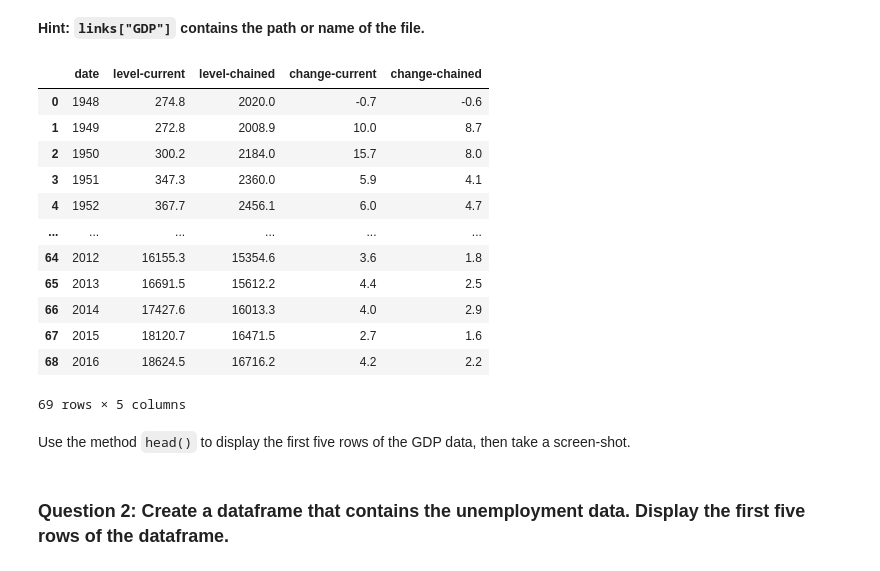
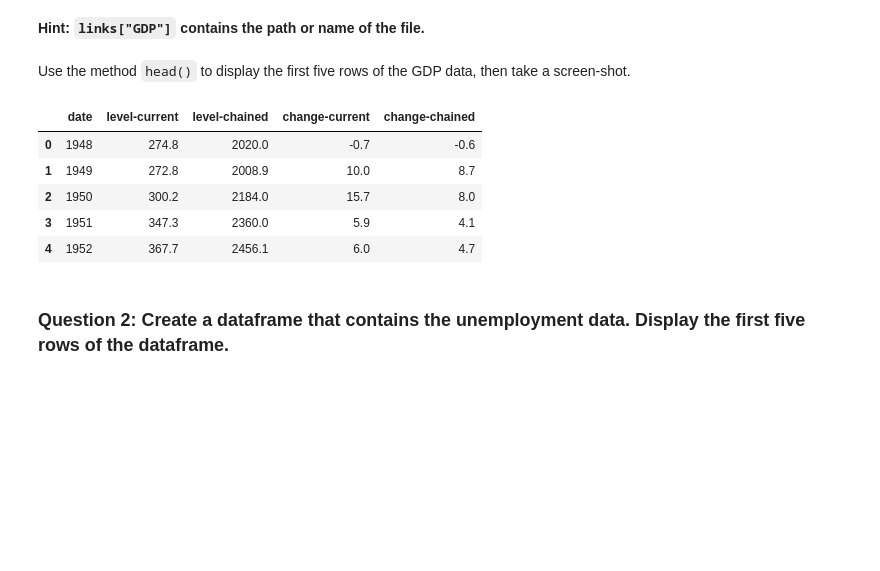
Before and after one commit to jela3105/PythonBasicsDataScience, a Jupyter notebook: Final-Assgnment.ipynb, the cells around one changed output. Drawn from its saved outputs; the diff is of its cells as text; code cells hidden in the pictures; blank space fills up the shorter version.

```diff
--- a/Final-Assgnment.ipynb
+++ b/Final-Assgnment.ipynb
@@ -61,25 +61,19 @@ Use the dictionary <code>links</code> and the function <code>pd.read_csv</code>
 # %%
 # Type your code here
 gdp_data = pd.read_csv(links['GDP'])
-gdp_data
+dt_gdp = pd.DataFrame(gdp_data)
-# %% [output]
-|  | date | level-current | level-chained | change-current | change-chained |
-| 0 | 1948 | 274.8 | 2020.0 | -0.7 | -0.6 |
-| 1 | 1949 | 272.8 | 2008.9 | 10.0 | 8.7 |
-| 2 | 1950 | 300.2 | 2184.0 | 15.7 | 8.0 |
-| 3 | 1951 | 347.3 | 2360.0 | 5.9 | 4.1 |
-| 4 | 1952 | 367.7 | 2456.1 | 6.0 | 4.7 |
-| ... | ... | ... | ... | ... | ... |
-| 64 | 2012 | 16155.3 | 15354.6 | 3.6 | 1.8 |
-| 65 | 2013 | 16691.5 | 15612.2 | 4.4 | 2.5 |
-| 66 | 2014 | 17427.6 | 16013.3 | 4.0 | 2.9 |
-| 67 | 2015 | 18120.7 | 16471.5 | 2.7 | 1.6 |
-| 68 | 2016 | 18624.5 | 16716.2 | 4.2 | 2.2 |
-69 rows × 5 columns
 # %% [markdown]
 Use the method <code>head()</code> to display the first five rows of the GDP data, then take a screen-shot.
 # %%
 # Type your code here
+dt_gdp.head()
+# %% [output]
+|  | date | level-current | level-chained | change-current | change-chained |
+| 0 | 1948 | 274.8 | 2020.0 | -0.7 | -0.6 |
+| 1 | 1949 | 272.8 | 2008.9 | 10.0 | 8.7 |
+| 2 | 1950 | 300.2 | 2184.0 | 15.7 | 8.0 |
+| 3 | 1951 | 347.3 | 2360.0 | 5.9 | 4.1 |
+| 4 | 1952 | 367.7 | 2456.1 | 6.0 | 4.7 |
 # %% [markdown]
 <h3 id="Section_2"> Question 2: Create a dataframe that contains the unemployment data. Display the first five rows of the dataframe. </h3>
 # %% [markdown]
```
Also changed, not shown: parts of 1 cell of this notebook.
